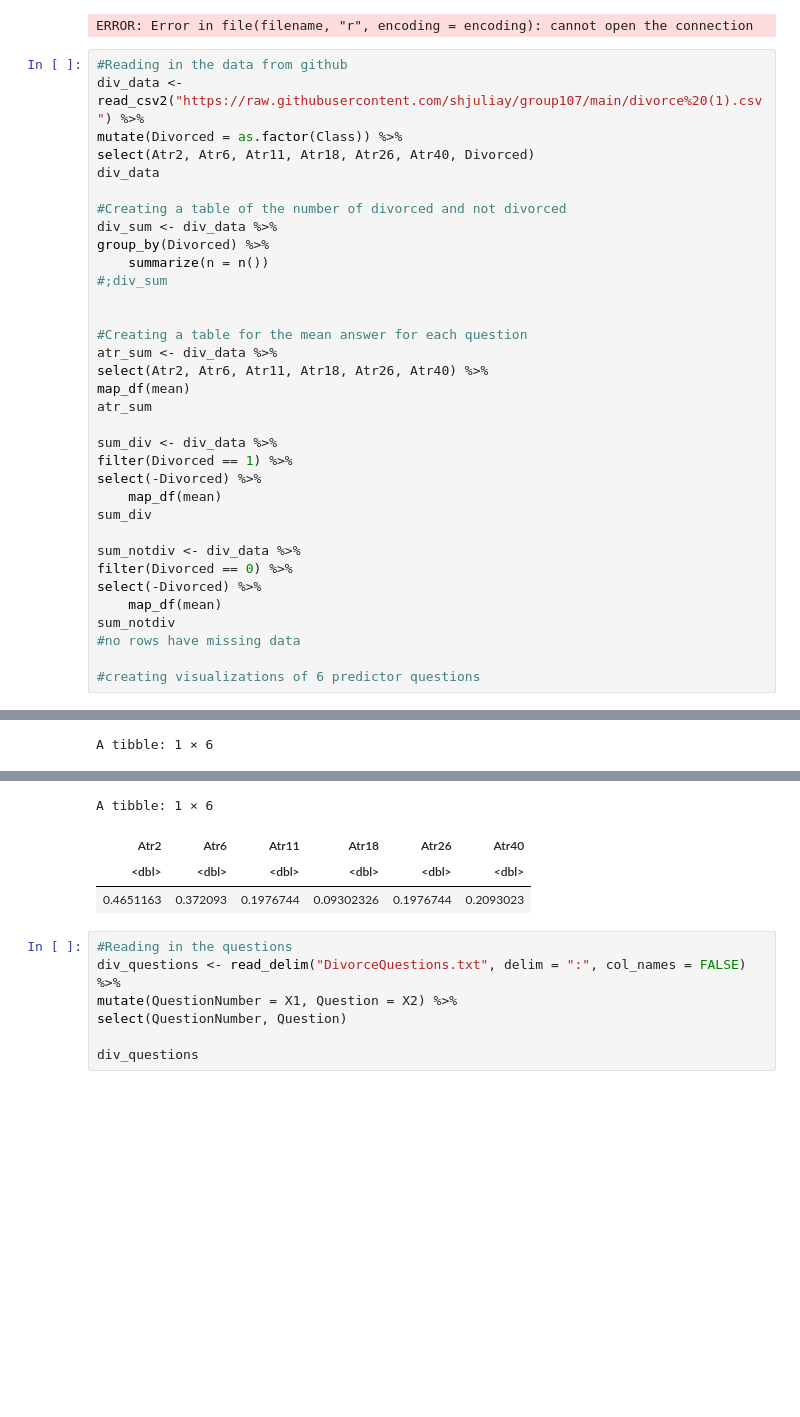
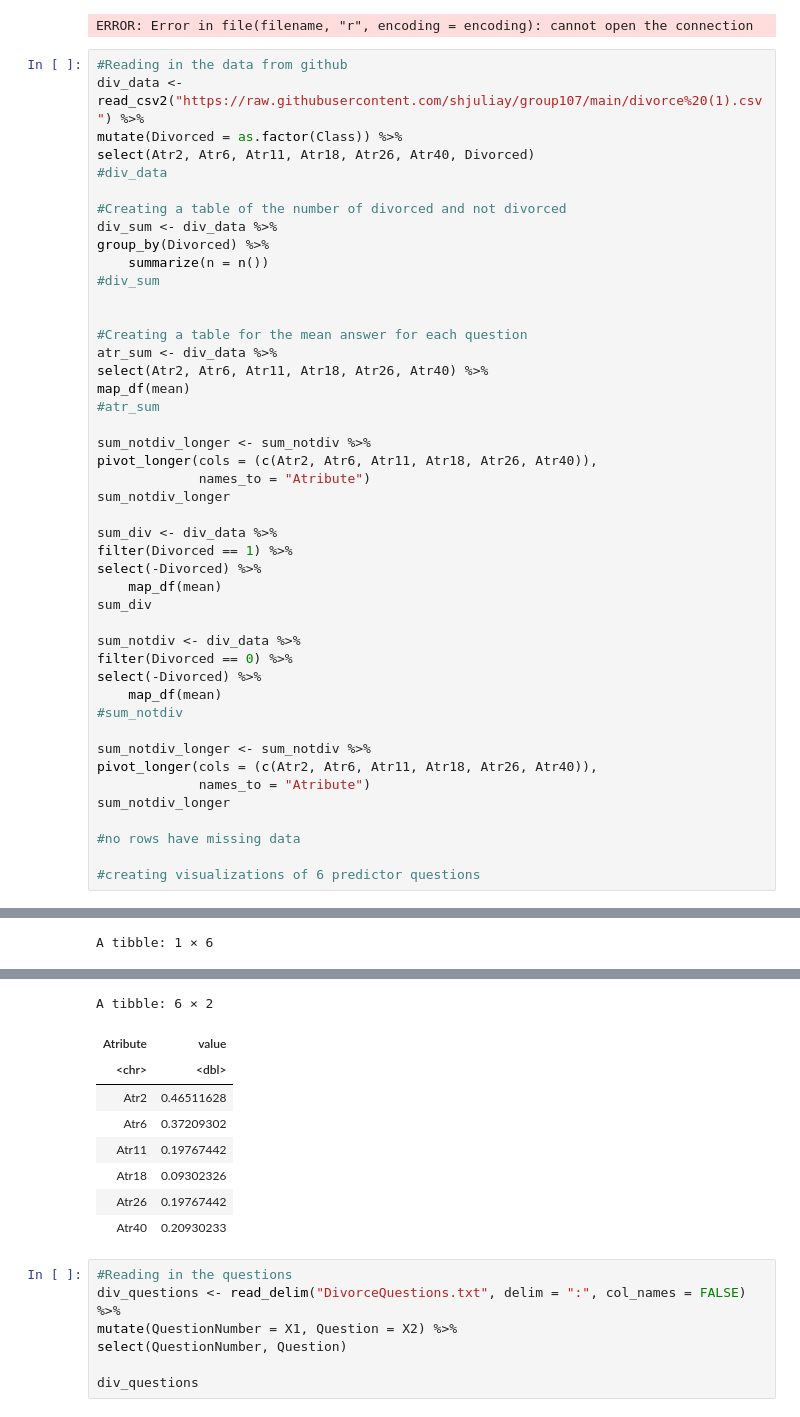
Before and after one commit to shjuliay/group107, a Jupyter notebook: ExploratoryDataAnalysis.ipynb, the cells around one changed output, grey strips where cells are left out. Drawn from its saved outputs; the diff is of its cells as text; blank space fills up the shorter version.

Commit message:
Tidied Summary Data

```diff
--- a/ExploratoryDataAnalysis.ipynb
+++ b/ExploratoryDataAnalysis.ipynb
@@ -24,20 +24,25 @@ ERROR: Error in file(filename, "r", encoding = encoding): cannot open the connec
 div_data <- read_csv2("https://raw.githubusercontent.com/shjuliay/group107/main/divorce%20(1).csv") %>%
 mutate(Divorced = as.factor(Class)) %>%
 select(Atr2, Atr6, Atr11, Atr18, Atr26, Atr40, Divorced)
-div_data
+#div_data
 
 #Creating a table of the number of divorced and not divorced
 div_sum <- div_data %>%
 group_by(Divorced) %>%
     summarize(n = n())
-#;div_sum
+#div_sum
 
 
 #Creating a table for the mean answer for each question
 atr_sum <- div_data %>%
 select(Atr2, Atr6, Atr11, Atr18, Atr26, Atr40) %>%
 map_df(mean)
-atr_sum
+#atr_sum
+
+sum_notdiv_longer <- sum_notdiv %>%
+pivot_longer(cols = (c(Atr2, Atr6, Atr11, Atr18, Atr26, Atr40)),
+             names_to = "Atribute")
+sum_notdiv_longer
 
 sum_div <- div_data %>%
 filter(Divorced == 1) %>%
@@ -49,7 +54,13 @@ sum_notdiv <- div_data %>%
 filter(Divorced == 0) %>%
 select(-Divorced) %>%
     map_df(mean)
-sum_notdiv
+#sum_notdiv
+
+sum_notdiv_longer <- sum_notdiv %>%
+pivot_longer(cols = (c(Atr2, Atr6, Atr11, Atr18, Atr26, Atr40)),
+             names_to = "Atribute")
+sum_notdiv_longer
+
 #no rows have missing data
 
 #creating visualizations of 6 predictor questions
@@ -93,7 +89,12 @@ A tibble: 1 × 6
-A tibble: 1 × 6
+A tibble: 6 × 2
-| Atr2 | Atr6 | Atr11 | Atr18 | Atr26 | Atr40 |
-| <dbl> | <dbl> | <dbl> | <dbl> | <dbl> | <dbl> |
-| 0.4651163 | 0.372093 | 0.1976744 | 0.09302326 | 0.1976744 | 0.2093023 |
+| Atribute | value |
+| <chr> | <dbl> |
+| Atr2 | 0.46511628 |
+| Atr6 | 0.37209302 |
+| Atr11 | 0.19767442 |
+| Atr18 | 0.09302326 |
+| Atr26 | 0.19767442 |
+| Atr40 | 0.20930233 |
 # %%
 #Reading in the questions
 div_questions <- read_delim("DivorceQuestions.txt", delim = ":", col_names = FALSE) %>%
```
Also changed, not shown: parts of 1 cell of this notebook.
